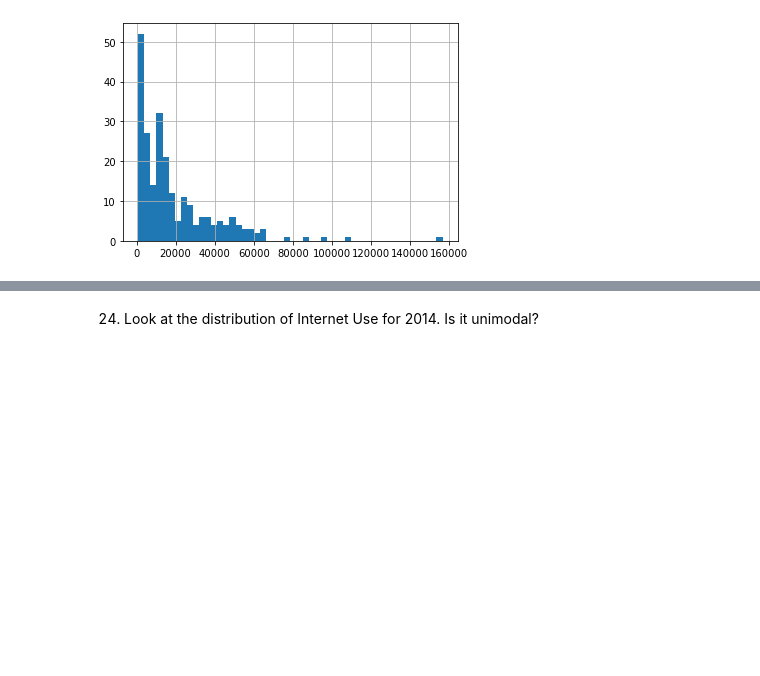
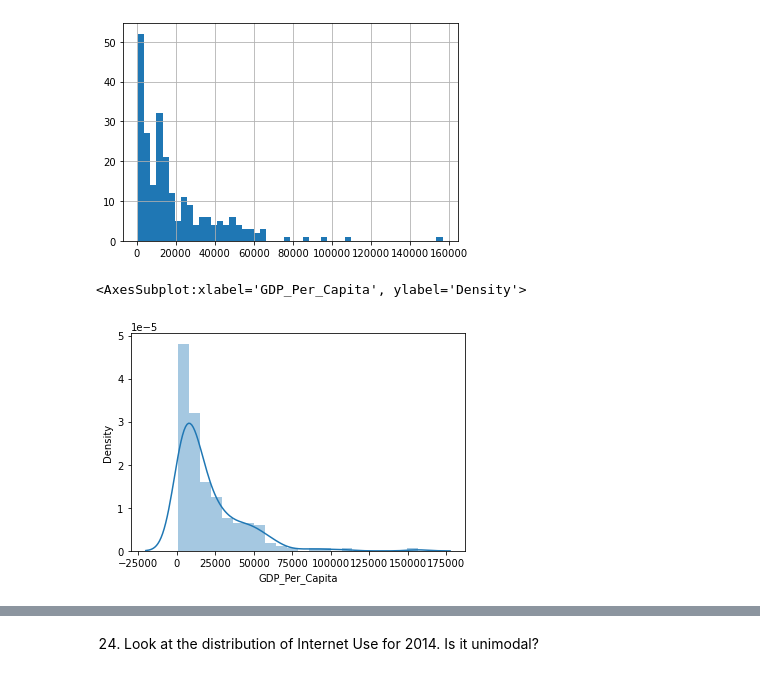
Before and after one commit to RRapoport33/gdp-and-internet-usage-RRapoport33, a Jupyter notebook: notebooks/UN Data Project.ipynb, the cells around one changed output, grey strips where cells are left out. Cells and saved outputs as stored; diff of their text form; code cells hidden in the pictures; blank space fills up the shorter version.

```diff
--- a/notebooks/UN Data Project.ipynb
+++ b/notebooks/UN Data Project.ipynb
@@ -437,3 +443,8 @@ df14['GDP_Per_Capita'].hist(bins = 50)
 # %% [output]
 <AxesSubplot:>
 [figure]
+# %%
+sns.distplot(df14.GDP_Per_Capita)
+# %% [output]
+<AxesSubplot:xlabel='GDP_Per_Capita', ylabel='Density'>
+[figure, added]
```
Also changed, not shown: parts of 14 cells of this notebook.
